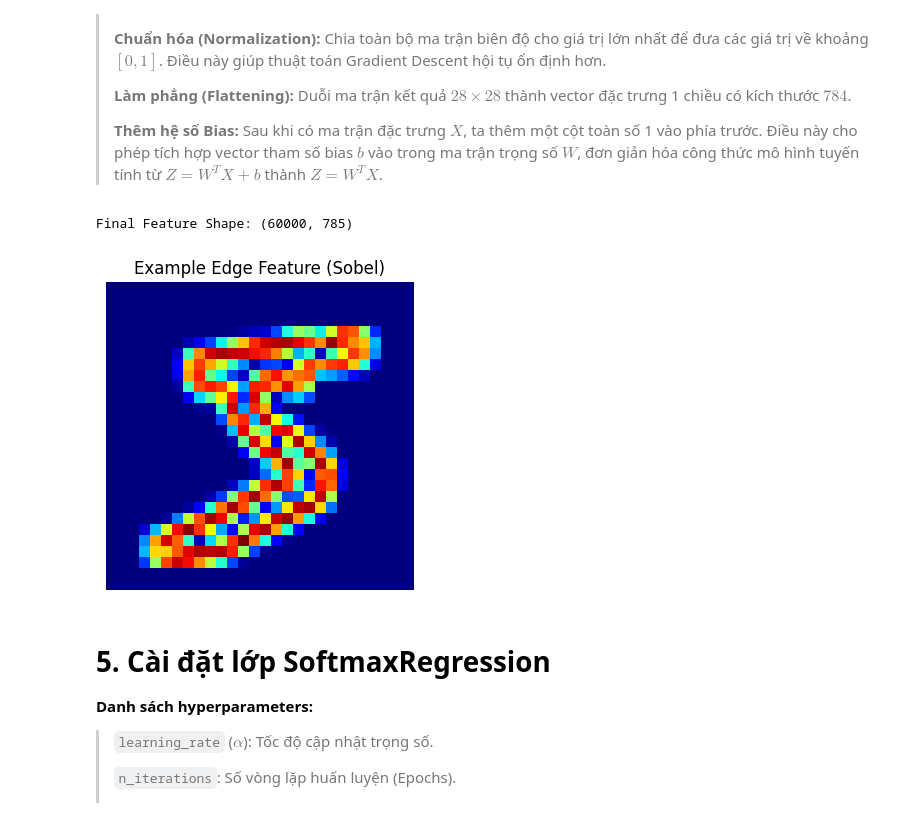
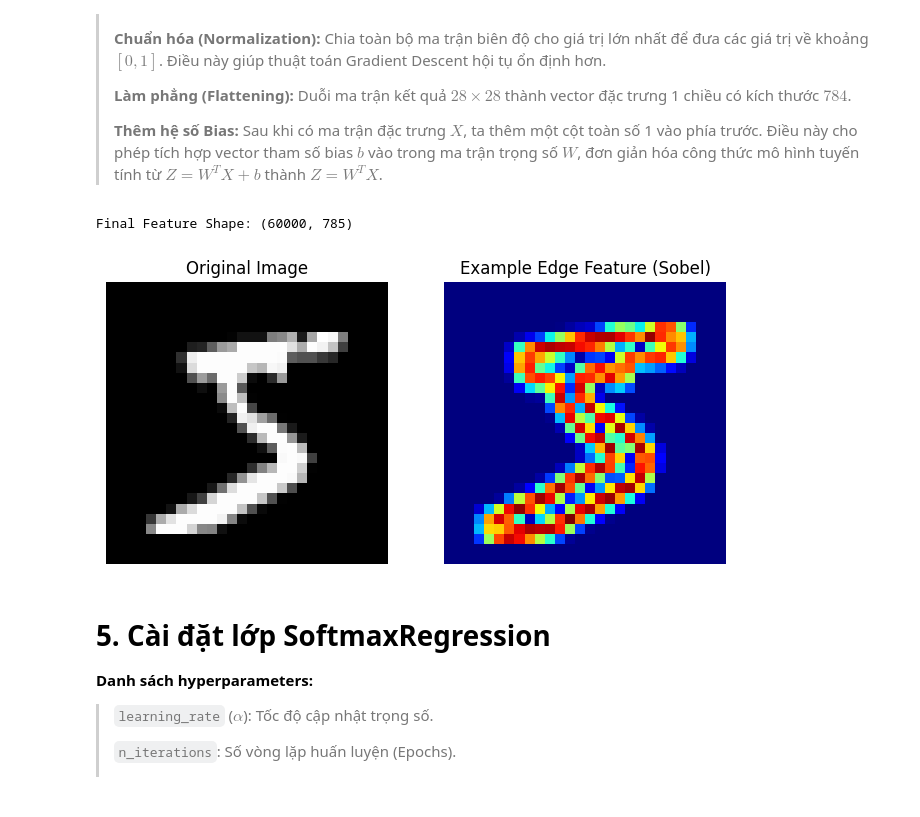
Before and after one commit to PandoraMiracle/Intro2ML-HanhTrinhChuViet, a Jupyter notebook: lab2/EdgeBased_Sobel.ipynb, the cells around one changed output. Saved outputs shown, nothing was run; the diff lists cells and outputs as text; code cells hidden in the pictures.

```diff
--- a/lab2/EdgeBased_Sobel.ipynb
+++ b/lab2/EdgeBased_Sobel.ipynb
@@ -176,38 +176,42 @@ def extract_edge_features(images):
         magnitude = np.sqrt(sobelx**2 + sobely**2)
 
         max_val = np.max(magnitude)
         if max_val > 0:
             magnitude = magnitude / max_val
 
         features.append(magnitude.flatten())
 
     return np.array(features)
 
 output_dir = "EdgeBased_Sobel"
 if not os.path.exists(output_dir):
     os.makedirs(output_dir)
 
 X_train_edges = extract_edge_features(X_train_raw)
 X_test_edges = extract_edge_features(X_test_raw)
 
 # Add Bias Term
 X_train = np.c_[np.ones(len(X_train_edges)), X_train_edges]
 X_test = np.c_[np.ones(len(X_test_edges)), X_test_edges]
 
 print(f"Final Feature Shape: {X_train.shape}")
 
 # Visualize one Edge Feature
-plt.figure(figsize=(4,4))
-plt.imshow(X_train_edges[0].reshape(28, 28), cmap='jet')
-plt.title("Example Edge Feature (Sobel)")
-plt.axis('off')
+fig, axes = plt.subplots(1, 2, figsize=(8, 4))
+axes[0].imshow(X_train_raw[0], cmap='gray')
+axes[0].set_title("Original Image")
+axes[0].axis('off')
+
+axes[1].imshow(X_train_edges[0].reshape(28, 28), cmap='jet')
+axes[1].set_title("Example Edge Feature (Sobel)")
+axes[1].axis('off')
 
 save_path = os.path.join(output_dir, "4_example_edge_feature.png")
 plt.savefig(save_path)
 plt.show()
 # %% [output]
 Final Feature Shape: (60000, 785)
-[figure, old version]
+[figure, new version]
 # %% [markdown]
 # 5. Cài đặt lớp SoftmaxRegression
 
```
Also changed, not shown: 10 other files.
